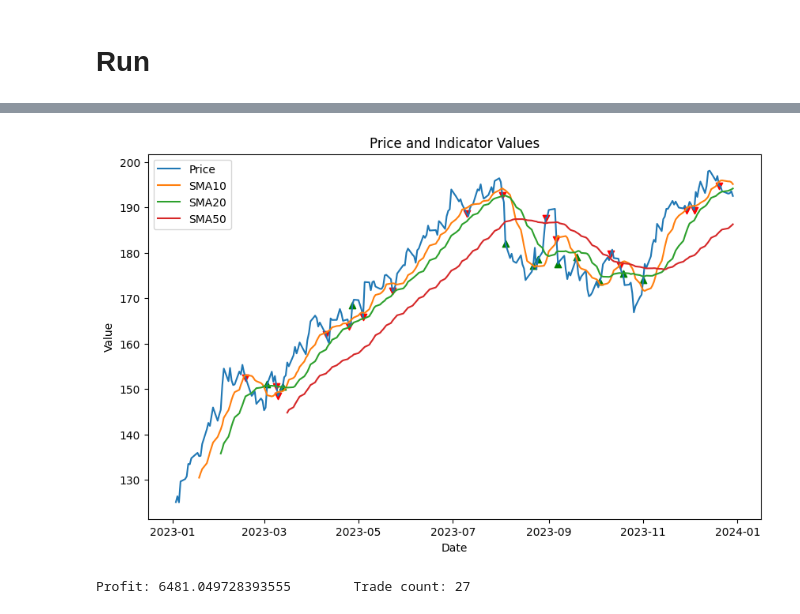
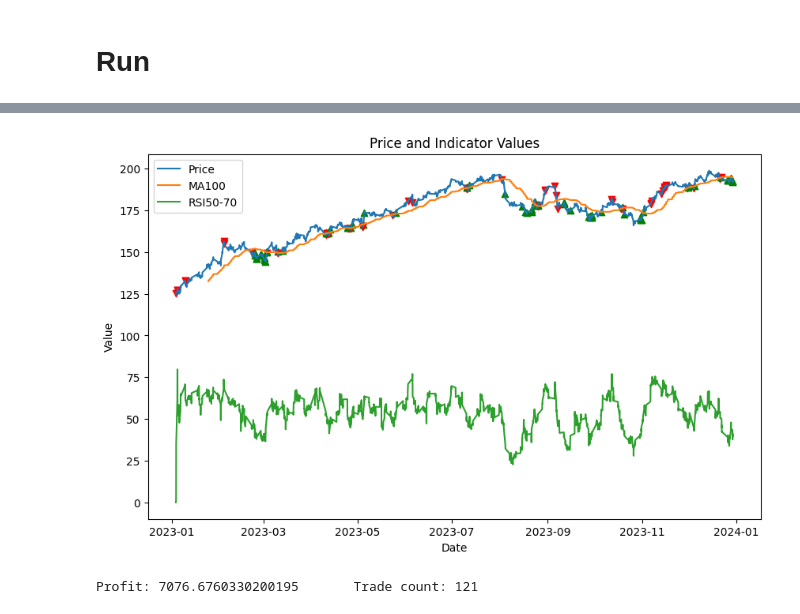
Before and after one commit to bardia16/back_testing_with_indicators, a Jupyter notebook: backtesting_with_indicators.ipynb, the cells around one changed output, grey strips where cells are left out. Cells and saved outputs as stored; diff of their text form; code cells hidden in the pictures.

Commit message:
Add RSI indicator

```diff
--- a/backtesting_with_indicators.ipynb
+++ b/backtesting_with_indicators.ipynb
@@ -19,7 +19,7 @@ class Indicator:
         raise NotImplementedError("Subclasses must implement generate_signals method")
 # %%
 class Backtester:
-    def __init__(self, data, initial_money=10000, initial_coins=100, trade_coins=5):
+    def __init__(self, data, initial_money=10000, initial_coins=100, trade_coins=1):
         self.data = data
         self.initial_money = initial_money
         self.initial_coins = initial_coins
@@ -161,7 +195,7 @@ if __name__ == "__main__":
         ticker='AAPL',
         start_date='2023-01-01',
         end_date='2024-01-01',
-        interval='1D'
+        interval='1h'
         )
 
     # Load data
@@ -192,26 +226,38 @@ Date
 # %%
 # Example usage:
 if __name__ == "__main__":
 
     # Create backtester object
     backtester = Backtester(data)
 
+
+    MA_params = {
+        'window': 100
+    }
+    RSI_params = {
+        'window': 50,
+        'upper_threshold': 70,
+        'lower_threshold': 40
+                  }
+
+    MA_name = f'MA{MA_params["window"]}'
+    RSI_name = f'RSI{RSI_params["window"]}-{RSI_params["upper_threshold"]}'
+
     # Define and add indicators
-    backtester.add_indicator(MovingAverage(name='SMA10', parameters={'window': 10}), 2)
-    backtester.add_indicator(MovingAverage(name='SMA20', parameters={'window': 20}), 1)
-    backtester.add_indicator(MovingAverage(name='SMA50', parameters={'window': 50}), 1)
+    backtester.add_indicator(MovingAverage(name=MA_name, parameters=MA_params), 1)
+    backtester.add_indicator(RSI(name=RSI_name, parameters=RSI_params), 1)
 
     # Run strategy
     backtester.run_strategy()
 
     profit, trade_count = backtester.calculate_profit()
 
     # Plot results
     backtester.plot_results()
 
 
 
     print(f"Profit: {profit}\t Trade count: {trade_count}")
 # %% [output]
-[figure, old version]
+[figure, new version]
-Profit: 6481.049728393555        Trade count: 27
+Profit: 7076.6760330200195       Trade count: 121
```
Also changed, not shown: parts of 2 cells of this notebook.
